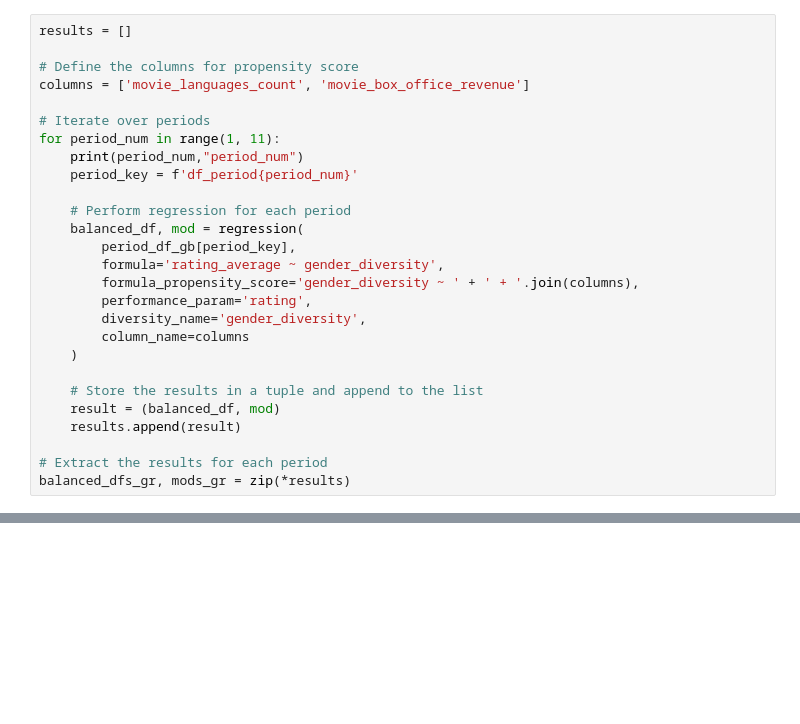
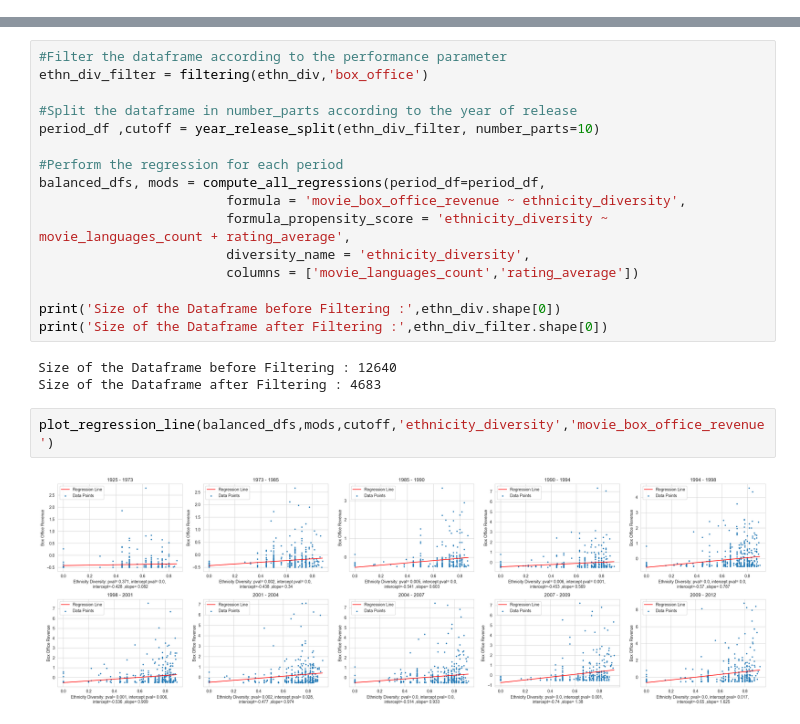
Before and after one commit to epfl-ada/ada-2023-project-analytixxperts2023, a Jupyter notebook: causal_analysis_group_years.ipynb, the cells around one changed output, grey strips where cells are left out. Cells and saved outputs as stored; diff of their text form; blank space fills up the shorter version.

```diff
--- a/causal_analysis_group_years.ipynb
+++ b/causal_analysis_group_years.ipynb
@@ -367,27 +0,0 @@ Size of Gender : 3406
-# %%
-results = []
-
-# Define the columns for propensity score
-columns = ['movie_languages_count', 'movie_box_office_revenue']
-
-# Iterate over periods
-for period_num in range(1, 11):
-    print(period_num,"period_num")
-    period_key = f'df_period{period_num}'
-
-    # Perform regression for each period
-    balanced_df, mod = regression(
-        period_df_gb[period_key],
-        formula='rating_average ~ gender_diversity',
-        formula_propensity_score='gender_diversity ~ ' + ' + '.join(columns),
-        performance_param='rating',
-        diversity_name='gender_diversity',
-        column_name=columns
-    )
-
-    # Store the results in a tuple and append to the list
-    result = (balanced_df, mod)
-    results.append(result)
-
-# Extract the results for each period
-balanced_dfs_gr, mods_gr = zip(*results)
@@ -418,0 +346,23 @@ plot_regression_line(
+# %%
+#Filter the dataframe according to the performance parameter
+ethn_div_filter = filtering(ethn_div,'box_office')
+
+#Split the dataframe in number_parts according to the year of release
+period_df ,cutoff = year_release_split(ethn_div_filter, number_parts=10)
+
+#Perform the regression for each period
+balanced_dfs, mods = compute_all_regressions(period_df=period_df,
+                        formula = 'movie_box_office_revenue ~ ethnicity_diversity',
+                        formula_propensity_score = 'ethnicity_diversity ~ movie_languages_count + rating_average',
+                        diversity_name = 'ethnicity_diversity',
+                        columns = ['movie_languages_count','rating_average'])
+
+print('Size of the Dataframe before Filtering :',ethn_div.shape[0])
+print('Size of the Dataframe after Filtering :',ethn_div_filter.shape[0])
+# %% [output]
+Size of the Dataframe before Filtering : 12640
+Size of the Dataframe after Filtering : 4683
+# %%
+plot_regression_line(balanced_dfs,mods,cutoff,'ethnicity_diversity','movie_box_office_revenue')
+# %% [output]
+[figure, added]
```
Also changed, not shown: parts of 59 cells of this notebook.
